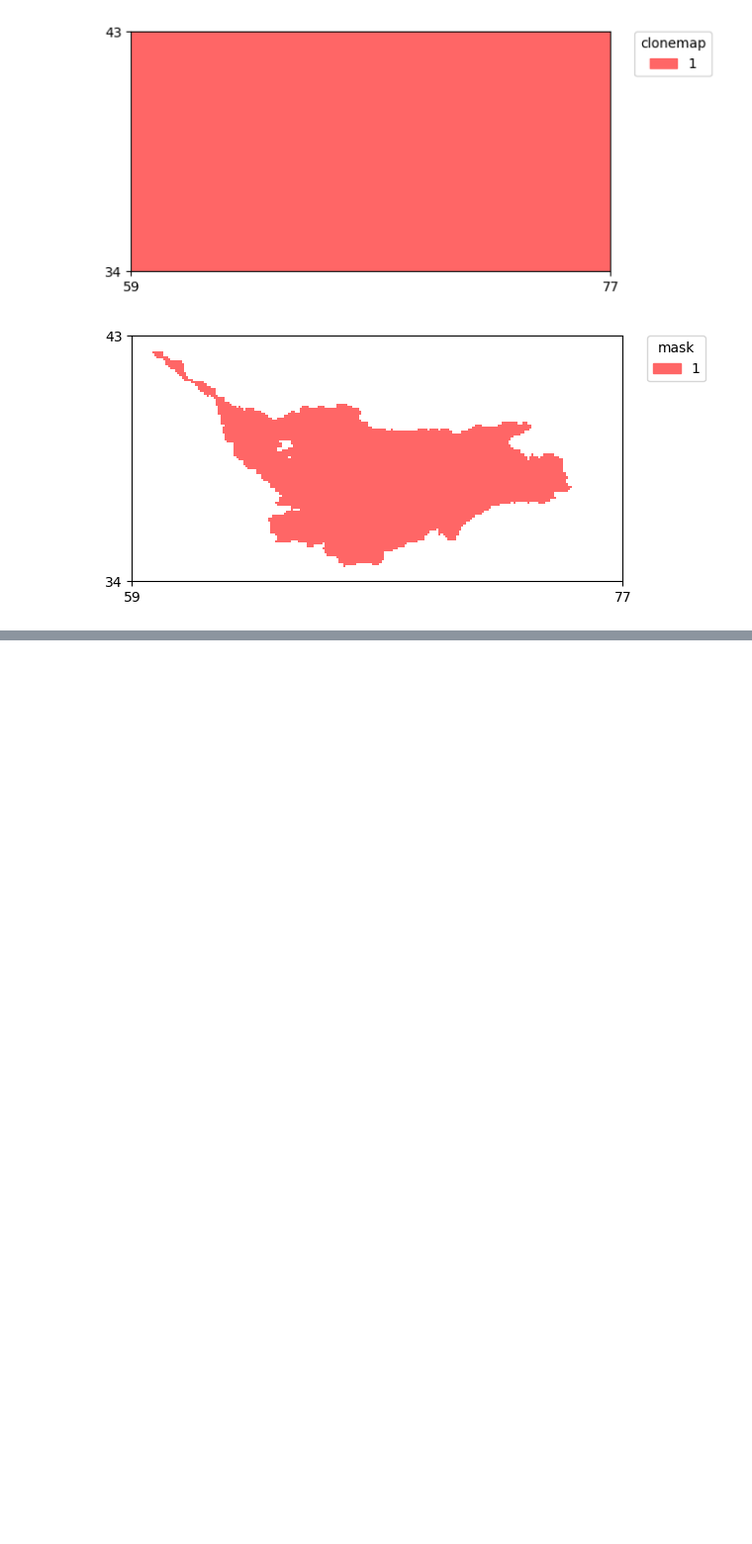
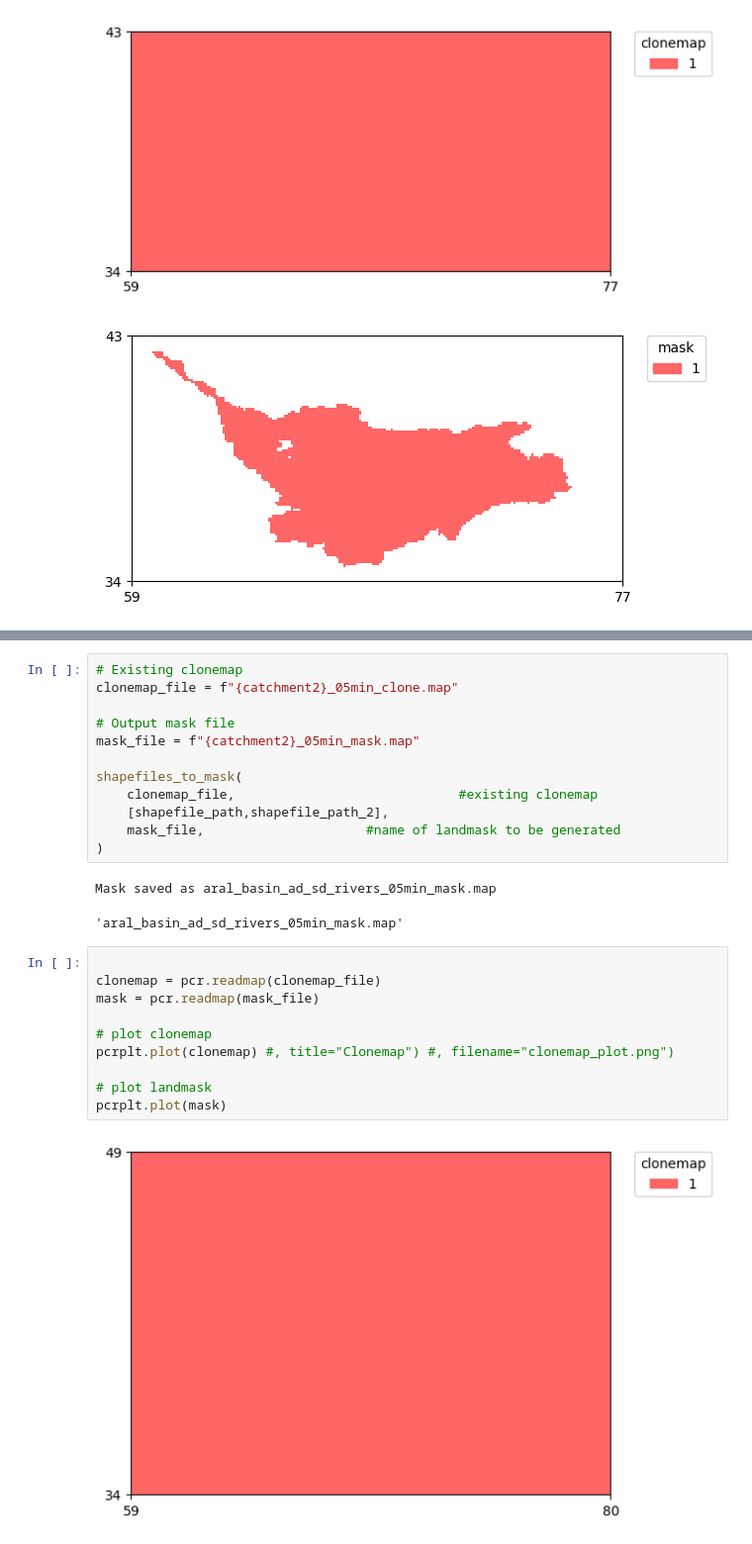
Before and after one commit to andrevdv/MSc_AralSea, a Jupyter notebook: book/thesis_projects/MSc/2025_Q1_AndreVanDerVeen_CEG/work_in_progress/notebooks/tools/generate_clonemap_from_shapefile.ipynb, the cells around one changed output, grey strips where cells are left out. Shown at 99% size. Cells and saved outputs as stored; diff of their text form; blank space fills up the shorter version.

Commit message:
small changes to shapefile and grdcfigures

```diff
--- a/book/thesis_projects/MSc/2025_Q1_AndreVanDerVeen_CEG/work_in_progress/notebooks/tools/generate_clonemap_from_shapefile.ipynb
+++ b/book/thesis_projects/MSc/2025_Q1_AndreVanDerVeen_CEG/work_in_progress/notebooks/tools/generate_clonemap_from_shapefile.ipynb
@@ -305,0 +376,27 @@ pcrplt.plot(mask)
+# %%
+# Existing clonemap
+clonemap_file = f"{catchment2}_05min_clone.map"
+
+# Output mask file
+mask_file = f"{catchment2}_05min_mask.map"
+
+shapefiles_to_mask(
+    clonemap_file,                             #existing clonemap
+    [shapefile_path,shapefile_path_2],
+    mask_file,                     #name of landmask to be generated
+)
+# %% [output]
+Mask saved as aral_basin_ad_sd_rivers_05min_mask.map
+'aral_basin_ad_sd_rivers_05min_mask.map'
+# %%
+
+clonemap = pcr.readmap(clonemap_file)
+mask = pcr.readmap(mask_file)
+
+# plot clonemap
+pcrplt.plot(clonemap) #, title="Clonemap") #, filename="clonemap_plot.png")
+
+# plot landmask
+pcrplt.plot(mask)
+# %% [output]
+[figure, added]
```
Also changed, not shown: parts of 11 cells of this notebook, 1 other file.
